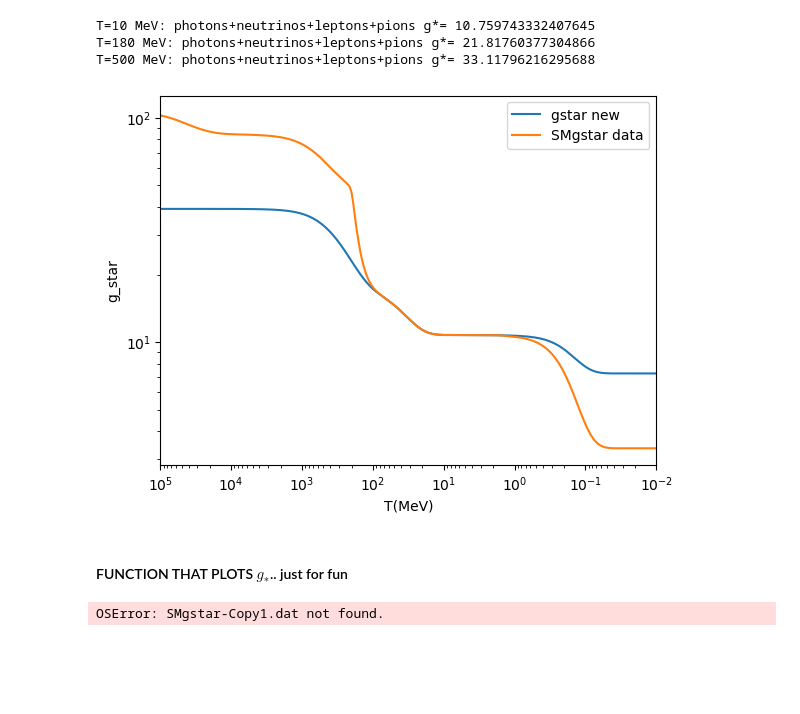
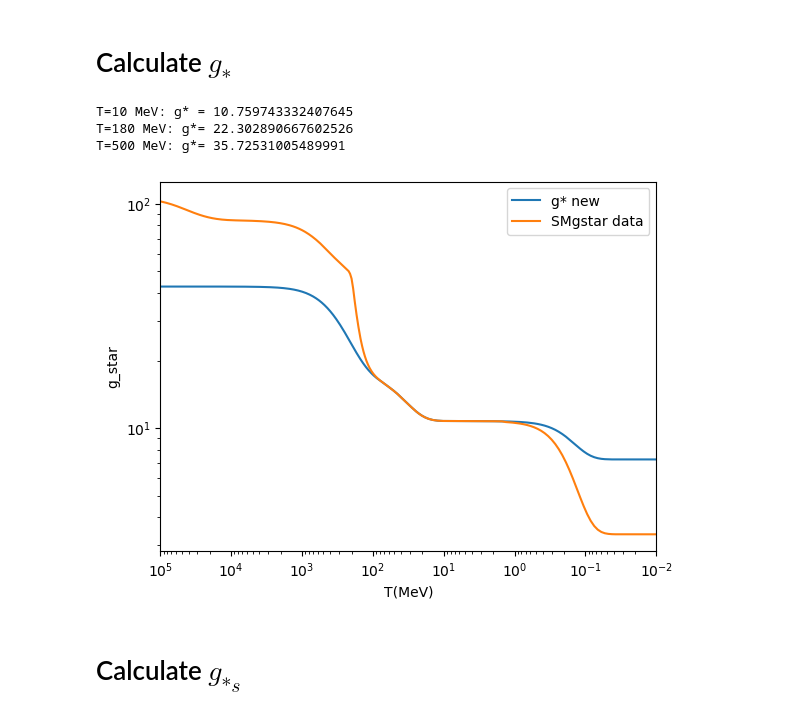
Before and after one commit to emmahorner/new_QCD, a Jupyter notebook: calculating gstar (gstar and density function).ipynb, the cells around one changed output. Saved outputs shown, nothing was run; the diff lists cells and outputs as text; code cells hidden in the pictures; blank space fills up the shorter version.

```diff
--- a/calculating gstar (gstar and density function).ipynb
+++ b/calculating gstar (gstar and density function).ipynb
@@ -10,5 +24,6 @@ So i have created a funciton for $\rho$ "density" that inputs T and an matrix of
 # %%
 #mass values
+
 #fermions
 m_e = 0.511
 m_mu = 105.7
@@ -28,14 +43,18 @@ eta = 547.862
 eta_p = 957.78
 rho_pm = 775.11
 rho_0 = 775.26
-##maybe make a huge list of all the particles and then be like if mass is less than 1 Gev then for i in range mass, g, in LIST OF PARTICLES
+
+fermions = np.array([[mve, 2], [mvmu, 2], [mvtau, 2], [m_e, 4], [m_mu, 4], [m_tau, 4], [m_p, 4], [m_n, 4] ])
+bosons = np.array([[0,2], [pion_pm, 2], [pion_0, 1], [kaon_pm, 2], [kaon_0, 2] , [eta, 1] , [eta_p, 1] , [rho_pm, 6], [rho_0, 3]])
+# %% [markdown]
+# Calculate $g_{*}$
 # %%
 @nb.jit(nopython=True)
-def fermion_integrand(x, m, T):
+def g_fermion_integrand(x, m, T):
     return np.sqrt(x**2+(m/T)**2) * (x**2)/(np.exp(np.sqrt(x**2+(m/T)**2))+1) * np.exp(x)
 
 @nb.jit(nopython=True)
-def boson_integrand(x, m, T):
+def g_boson_integrand(x, m, T):
     return np.sqrt(x**2+(m/T)**2) * (x**2)/(np.exp(np.sqrt(x**2+(m/T)**2))-1) * np.exp(x)
 
 x_lagauss, w_lagauss = np.polynomial.laguerre.laggauss(40)
@@ -44,18 +63,14 @@ def rho(m, g, T, integrand):
     rho_vals = (g/2)*T**4/np.pi**2 * integrand(x_lagauss, m, T) * w_lagauss
     return np.sum(rho_vals)
 
-fermions = np.array([[mve, 2], [mvmu, 2], [mvtau, 2], [m_e, 4], [m_mu, 4], [m_tau, 4], [m_p, 2], [m_n, 2] ])
-bosons = np.array([[0,2], [pion_pm, 2], [pion_0, 1], [kaon_pm, 2], [kaon_0, 2] , [eta, 1] , [eta_p, 1] , [rho_pm, 6], [rho_0, 3]])
-
-
 @nb.jit(nopython=True)
 def density(T, mass_gf, mass_gb):
     density_val_f = 0
     density_val_b = 0
     for massf, gf in mass_gf:
-        density_val_f += rho(massf, gf, T, fermion_integrand)
+        density_val_f += rho(massf, gf, T, g_fermion_integrand)
     for massb, gb in mass_gb:
-        density_val_b += rho(massb, gb, T, boson_integrand)
+        density_val_b += rho(massb, gb, T, g_boson_integrand)
     return density_val_f + density_val_b
 
 @nb.jit(nopython=True)
@@ -64,51 +79,31 @@ def gstar(T, mass_gf, mass_gb):
 
 #print('T=10 MeV: photons+neutrinos g*=', gstar(10, fermions, bosons))
 #print('T=500 MeV: photons+neutrinos g*=', gstar(500, fermions, bosons))
-print('T=10 MeV: photons+neutrinos+leptons+pions g*=', gstar(10, fermions, bosons))
-print('T=180 MeV: photons+neutrinos+leptons+pions g*=', gstar(180, fermions, bosons))
-print('T=500 MeV: photons+neutrinos+leptons+pions g*=', gstar(500, fermions, bosons))
+print('T=10 MeV: g* =', gstar(10, fermions, bosons))
+print('T=180 MeV: g*=', gstar(180, fermions, bosons))
+print('T=500 MeV: g*=', gstar(500, fermions, bosons))
 # %% [output]
-T=10 MeV: photons+neutrinos+leptons+pions g*= 10.759743332407645
-T=180 MeV: photons+neutrinos+leptons+pions g*= 21.81760377304866
-T=500 MeV: photons+neutrinos+leptons+pions g*= 33.11796216295688
+T=10 MeV: g* = 10.759743332407645
+T=180 MeV: g*= 22.302890667602526
+T=500 MeV: g*= 35.72531005489991
 # %%
 T = np.loadtxt("SMgstar.dat", usecols = 0, unpack = True)
 gstar_old = np.loadtxt("SMgstar.dat", usecols = 1, unpack = True)
 gstar_plot_vals = np.zeros(len(T))
 
 for i in range(len(T)):
     gstar_plot_vals[i] = gstar(T[i], fermions, bosons)
 
 
 plt.figure()
 plt.loglog(T, gstar_plot_vals)
 plt.loglog(T, gstar_old)
 plt.xlim(1e5,1e-2)
 plt.ylabel('g_star')
 plt.xlabel('T(MeV)')
-plt.legend(['gstar new', 'SMgstar data'])
+plt.legend(['g* new', 'SMgstar data'])
 plt.show()
 # %% [output]
-[figure, old version]
+[figure, new version]
-# %% [markdown]
-#### FUNCTION THAT PLOTS $g_*$.. just for fun
-# %%
-def plot_gstar(T, mass_g_vals, title, lo_x, hi_x):
-    for i in range(len(T)):
-        gstar_plot_vals[i] = gstar(T[i], mass_g_vals)
-    plt.figure()
-    plt.loglog(T, gstar_plot_vals)
-    plt.xlim(lo_x, hi_x)
-    plt.ylabel('g_star')
-    plt.xlabel('T(MeV)')
-    plt.title(title)
-    plt.show()
-
-T = np.loadtxt("SMgstar-Copy1.dat", usecols = 0, unpack = True)
-gstar_plot_vals = np.zeros(len(T))
-
-plot_gstar(T, normal_phase, 'gamma+nu+L', 1e6, 1e-3)
-plot_gstar(T, just_pho_and_nu, 'gamma+nu', 1e6, 1e-3)
-#print(gstar_plot_vals)
-# %% [output]
-OSError: SMgstar-Copy1.dat not found.
+# %% [markdown]
+# Calculate $g_{*s}$
```
Also changed, not shown: parts of 4 cells of this notebook.
